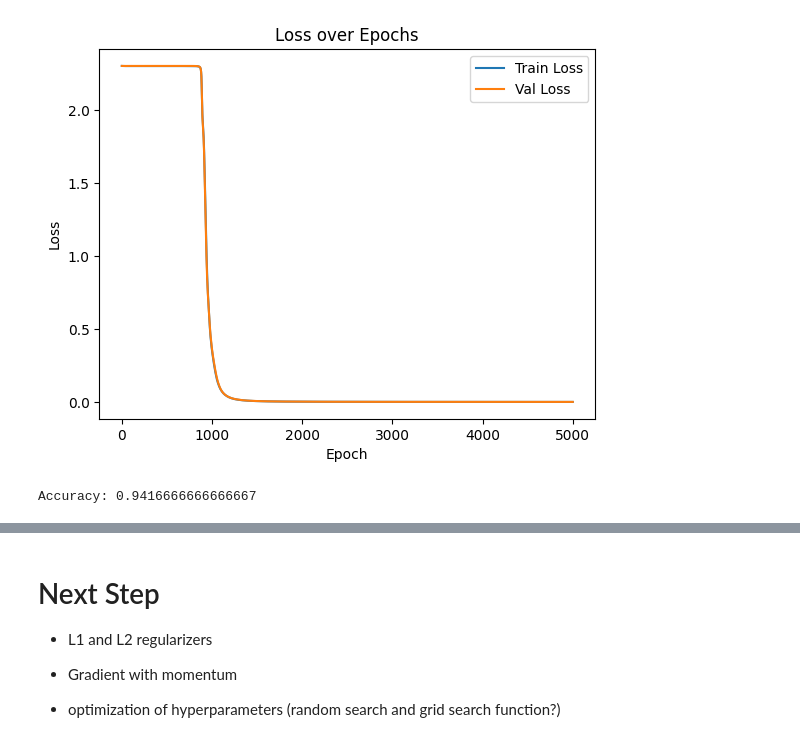
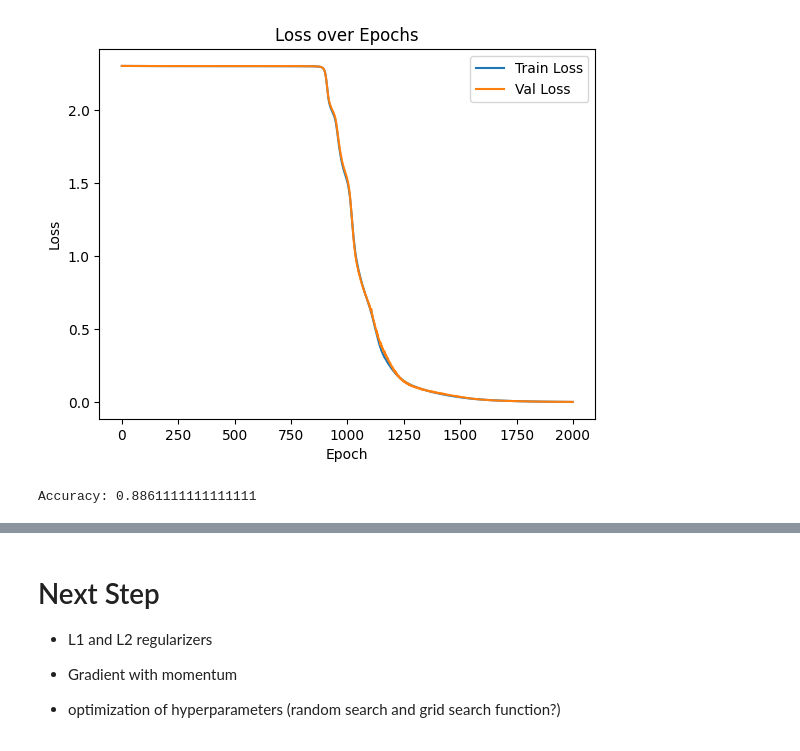
Before and after one commit to alessandroAbati/Programming_And_Mathematics_For_AI, a Jupyter notebook: Main_V2.ipynb, the cells around one changed output, grey strips where cells are left out. Cells and saved outputs as stored; diff of their text form; code cells hidden in the pictures.

Commit message:
Add L1 and L2 regularization terms

```diff
--- a/Main_V2.ipynb
+++ b/Main_V2.ipynb
@@ -105,11 +105,13 @@ class Dropout:
 # %%
 # Dense layer class
 class Layer:
-    def __init__(self, input_size, output_size):
+    def __init__(self, input_size, output_size, l1=0.0, l2=0.0):
         self.weights = 0.01 * np.random.normal(0, 1/np.sqrt(input_size), (input_size, output_size)) # Normal distribution initialisation
         self.biases = np.full((1, output_size), 0.001) # Initialise biases with a small positive value
         self.velocity_weights = np.zeros_like(self.weights) # Initialise (weights) velocity terms for momentum optimization
         self.velocity_biases = np.zeros_like(self.biases) # Initialise (biases) velocity terms for momentum optimization
+        self.l1 = l1 # L1 regularization coefficient (default 0.0).
+        self.l2 = l2 # L2 regularization coefficient (default 0.0).
         self.input = None
 
     def forward_pass(self, input_data):
@@ -132,7 +134,11 @@ class Layer:
         Returns:
         - numpy.ndarray: the gradient of the loss with respect to the layer's inputs (which will be passed back to the previous layer in the network).
         '''
-        weights_gradient = np.dot(self.input.T, output_gradient)
+        # Regularization terms
+        l1_reg = self.l1 * np.sign(self.weights)
+        l2_reg = self.l2 * self.weights
+
+        weights_gradient = np.dot(self.input.T, output_gradient) + l1_reg + l2_reg
         input_gradient = np.dot(output_gradient, self.weights.T)
         biases_gradient = np.sum(output_gradient, axis=0, keepdims=True)
 
@@ -343,18 +349,18 @@ X_train, X_test, y_train, y_test = train_test_split(X, y, test_size=0.2, random_
 
 # Create the neural network model
 network = NeuralNetwork()
-network.add_layer(Layer(64, 32))  # 64 inputs (8x8 images)
+network.add_layer(Layer(64, 64, l1=0.1))  # 64 inputs (8x8 images)
 network.add_layer(ReLU())
 #network.add_layer(Dropout(0.25))
-#network.add_layer(Layer(64, 32))
-#network.add_layer(ReLU())
+network.add_layer(Layer(64, 32))
+network.add_layer(ReLU())
 network.add_layer(Layer(32, 16))
 network.add_layer(ReLU())
 network.add_layer(Layer(16, 10))  # 10 classes
 network.add_layer(Softmax())
 
 # Train the network
-network.train(X_train, y_train, epochs=5000, learning_rate=0.001, optimizer='Momentum', batch_size=32)
+network.train(X_train, y_train, epochs=2000, learning_rate=0.0001, optimizer='Momentum', batch_size=32)
 
 network.plot_loss()
 
@@ -385,5 +391,5 @@ Epoch 4990/5000 --- Train Loss: 0.00025653735022313916 --- Val Loss: 0.000293197
-[figure, old version]
+[figure, new version]
-Accuracy: 0.9416666666666667
+Accuracy: 0.8861111111111111
 # %%
 from sklearn.datasets import load_breast_cancer
 
```
Also changed, not shown: parts of 2 cells of this notebook.
